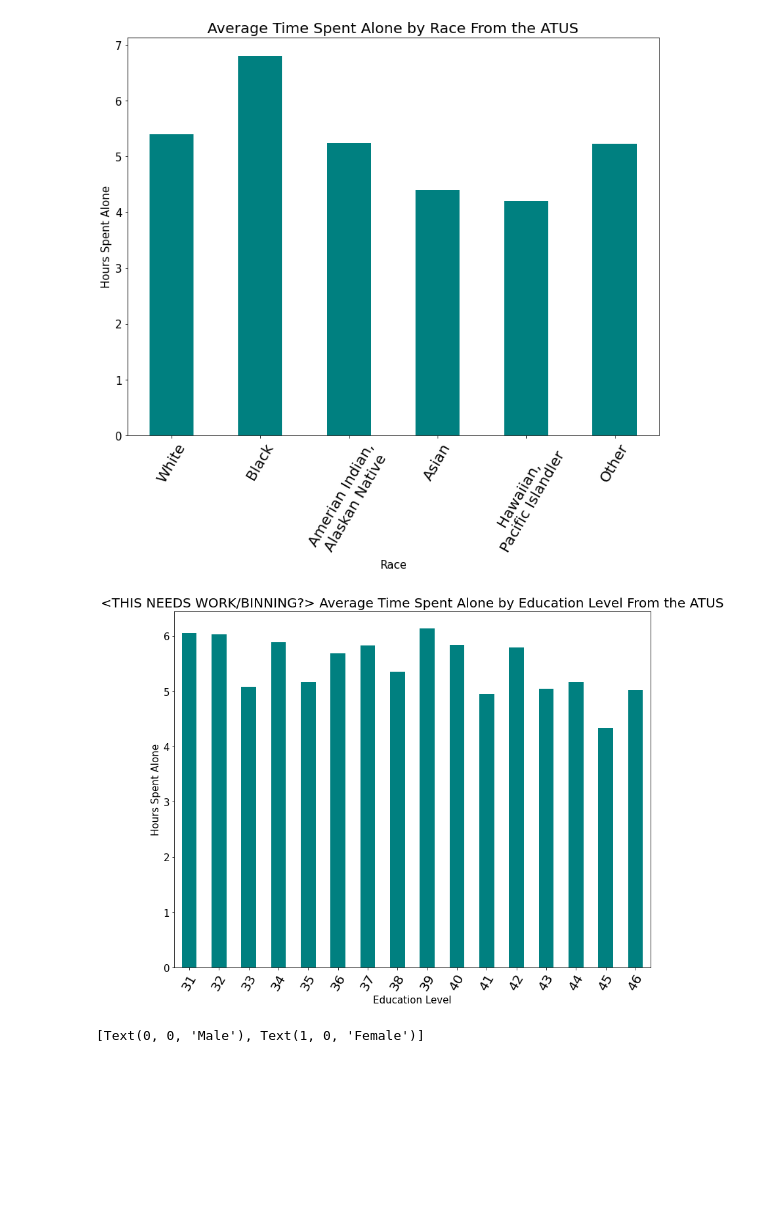
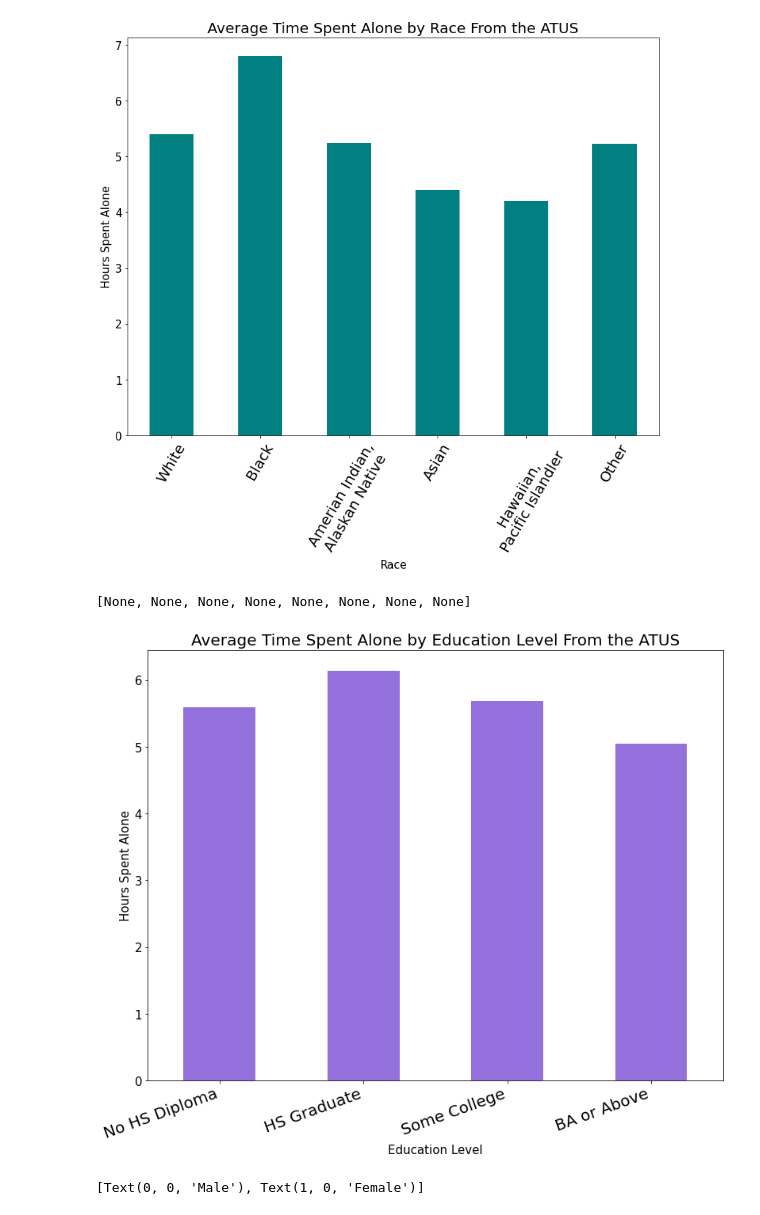
Before and after one commit to matthewasloan95/social-isolation-transportation, a Jupyter notebook: ATUS_Income.ipynb, the cells around one changed output. Cells and saved outputs as stored; diff of their text form; code cells hidden in the pictures; blank space fills up the shorter version.

Commit message:
binned the ATUS education level

```diff
--- a/ATUS_Income.ipynb
+++ b/ATUS_Income.ipynb
@@ -160,20 +160,25 @@ ax.set_xticklabels(race_dict.values())
  Text(4, 0, 'Hawaiian,\nPacific Islandler'),
  Text(5, 0, 'Other')]
 [figure]
+# %%
+bins= [31,38,39,42,46]
+df['edlvl'] = pd.cut(df['PEEDUCA'],bins,labels=['No HS Diploma','HS Graduate','Some College','BA or Above'])
 # %%
 ### EDUCATION
 # https://www.bls.gov/tus/dictionaries/atuscpscodebk18.pdf
 # pg 27
 edu = 'PEEDUCA'
-ax = df.groupby(edu)['hours alone'].describe()['mean'].plot.bar(figsize=(13,10),rot=0,color = 'teal')
+ax = df.groupby('edlvl')['hours alone'].describe()['mean'].plot.bar(figsize=(13,10),rot=0,color = 'mediumpurple')
 
-plt.title('<THIS NEEDS WORK/BINNING?> Average Time Spent Alone by Education Level From the ATUS', fontsize=20)
+plt.title('Average Time Spent Alone by Education Level From the ATUS', fontsize=20)
 plt.ylabel('Hours Spent Alone',fontsize=15)
 plt.xlabel('Education Level',fontsize=15)
 ax.tick_params(axis='y',labelsize=15)
-ax.tick_params(axis='x', labelsize=20,rotation=60)
+ax.tick_params(axis='x', labelsize=20,rotation=20)
+plt.setp(ax.xaxis.get_majorticklabels(), ha="right" )
 # %% [output]
+[None, None, None, None, None, None, None, None]
-[figure, old version]
+[figure, new version]
 # %%
 ### GENDER
 # https://www.bls.gov/tus/dictionaries/atuscpscodebk18.pdf
```
Also changed, not shown: 2 other files.
